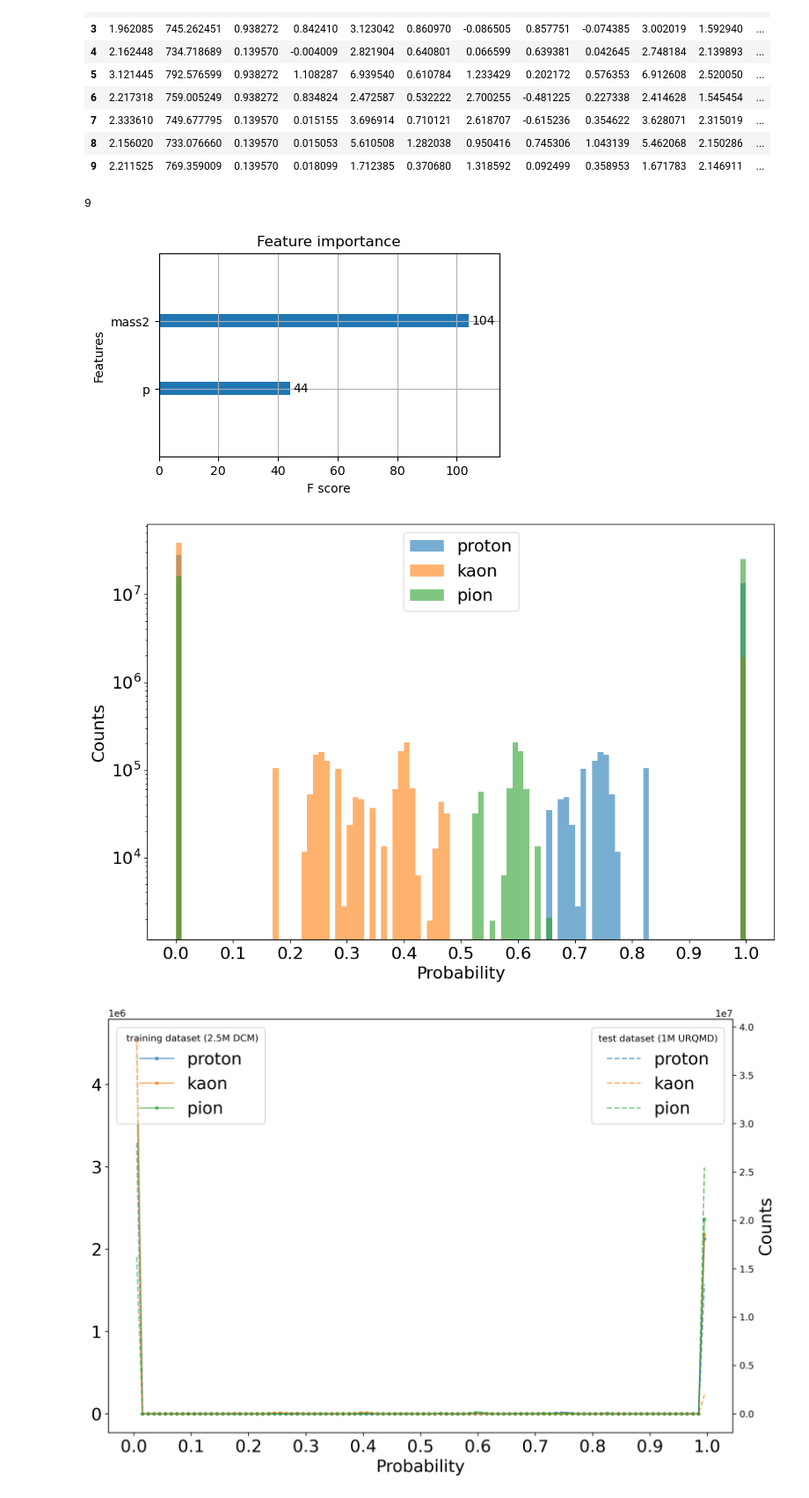
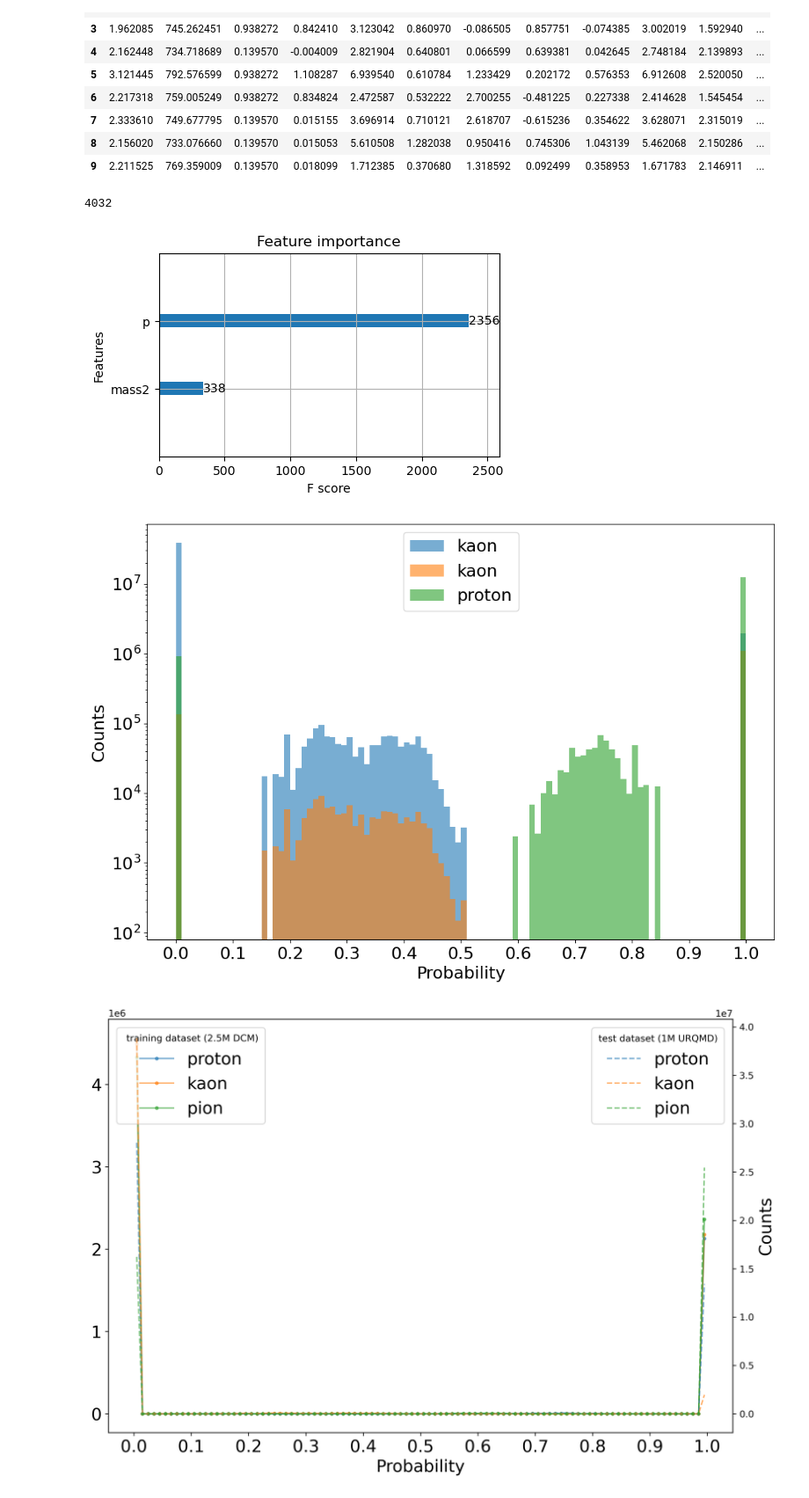
Before and after one commit to julnow/inz, a Jupyter notebook: jupyter/ml_xgb_proton-kaon-pion.ipynb, the cells around one changed output. Shown at 88% size. Drawn from its saved outputs; the diff is of its cells as text; code cells hidden in the pictures.

```diff
--- a/jupyter/ml_xgb_proton-kaon-pion.ipynb
+++ b/jupyter/ml_xgb_proton-kaon-pion.ipynb
@@ -272,7 +260,7 @@ print(xgb_bo.max['params'])
 # %%
 # max_param = xgb_bo.max['params']
-max_param = {'alpha': 1.7824282631227515, 'eta': 1.0, 'gamma': 1.3381299739093877,
-             'max_depth': 4.0, 'subsample': 1.0}
+max_param = {'alpha': 5.831845597933253, 'eta': 0.40941186149302955, 'gamma': 0.4751701650103386,
+             'max_depth': 8.546336428664164, 'subsample': 0.6573338182828858}
 param= {'alpha': max_param['alpha'], 'gamma': max_param['gamma'], 'eta': max_param['eta'],
         'max_depth': int(round(max_param['max_depth'],0)), 'num_class':np.unique(dtrain.get_label()).shape[0],
         'objective':'multi:softprob','eval_metric': 'mlogloss', 'subsample': max_param['subsample'],
@@ -324,7 +312,7 @@ y_whole=y_whole.set_index(np.arange(0,whole_test.shape[0]))
 whole_test['pid']=y_whole['pid']
 gc.collect()
 # %% [output]
-9
+4032
 # %%
 #The following graph will show us that which features are important for the model
 ax = xgb.plot_importance(bst)
@@ -334,23 +322,27 @@ ax.figure.tight_layout()
 # ax.figure.savefig(directory+'img/xgb_12agev/chi2geo/feature_importance.pdf')
 # ax.figure.savefig(directory+'img/xgb_12agev/chi2geo/feature_importance.png')
 # %% [output]
-[figure, old version]
+[figure, new version]
 # %%
 fig, ax = plt.subplots(figsize=(12, 8))
-plt.hist(whole_test[0], bins = 100, label='proton', alpha = .6) # proton
+# plt.hist(whole_test[0], bins = 100, label='proton', alpha = .6) # proton
+# plt.hist(whole_test[whole_test['pid']==0][0], bins = 100, label='proton', alpha = .6) # proton
+
 plt.hist(whole_test[1], bins = 100, label='kaon', alpha = .6) # kaon
-plt.hist(whole_test[2], bins = 100, label='pion', alpha = .6) # pion
+plt.hist(whole_test[whole_test['pid']==1][1], bins = 100, label='kaon', alpha = .6) # proton
+plt.hist(whole_test[whole_test['pid']==0][0], bins = 100, label='proton', alpha = .6) # proton
+# plt.hist(whole_test[2], bins = 100, label='pion', alpha = .6) # pion
 
 ax.set_xlabel('Probability',fontsize=18)
 plt.ylabel('Counts', fontsize=18)
 ax.set_yscale('log')
 ax.set_xticks(np.arange(0,1.1,0.1))
 ax.tick_params(axis='both', which='major', labelsize=18)
 ax.tick_params(axis='both', which='minor', labelsize=16)
 plt.legend(fontsize=18)
 plt.show()
 # %% [output]
-[figure, old version]
+[figure, new version]
 # %%
 fig, ax = plt.subplots(figsize=(12, 8), dpi=300)
 
```
Also changed, not shown: parts of 12 cells of this notebook.
